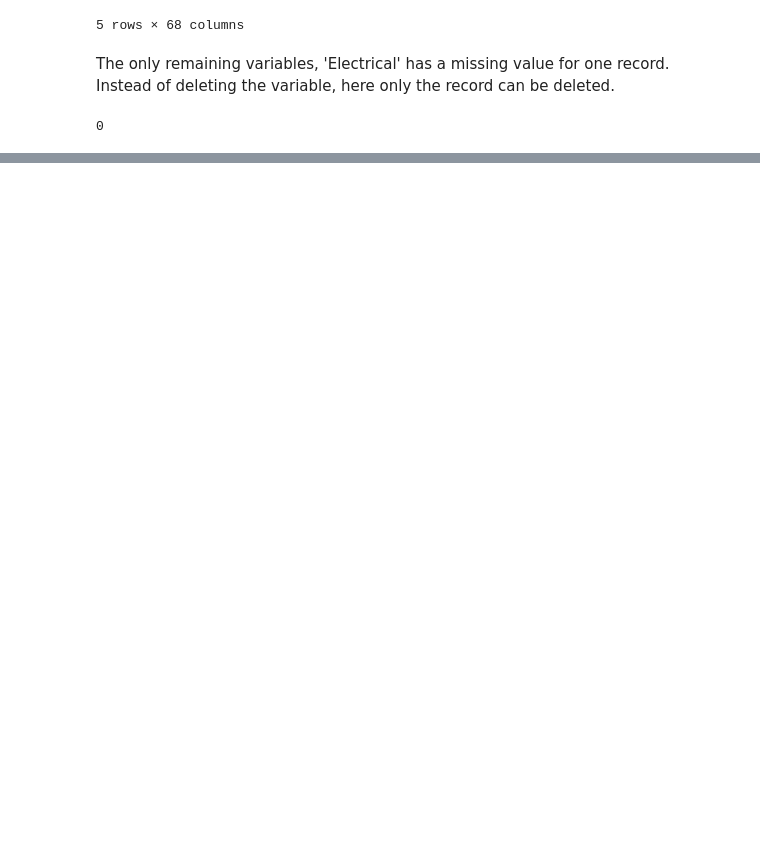
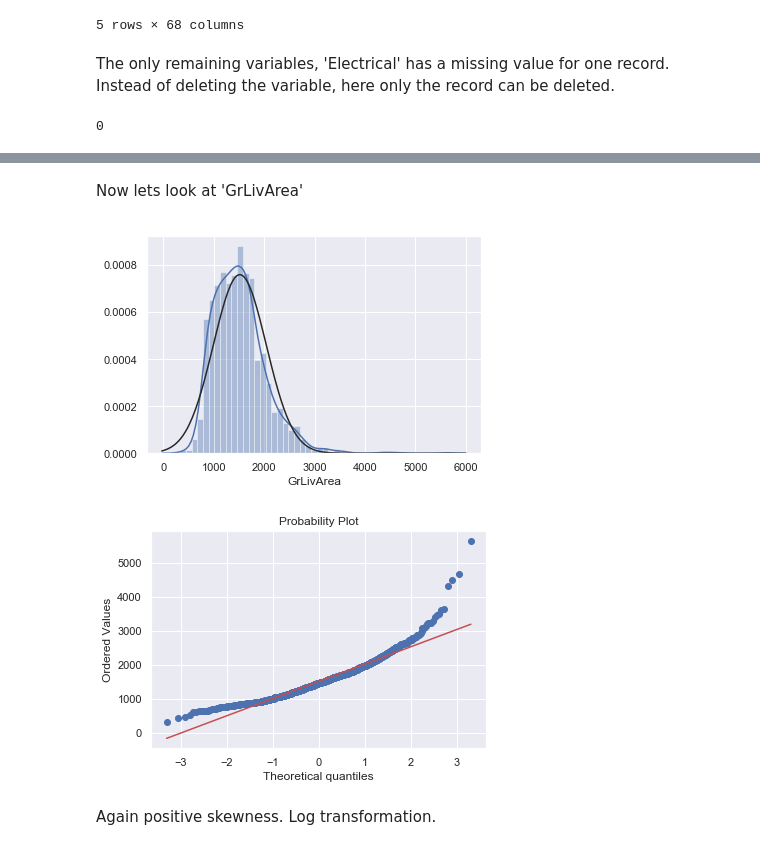
Before and after one commit to mPande92/Data-Exploration-in-python, a Jupyter notebook: Data Exploration using Python.ipynb, the cells around one changed output, grey strips where cells are left out. Cells and saved outputs as stored; diff of their text form; code cells hidden in the pictures; blank space fills up the shorter version.

```diff
--- a/Data Exploration using Python.ipynb
+++ b/Data Exploration using Python.ipynb
@@ -298,0 +404,11 @@ print(train['Electrical'].isnull().sum())
+# %% [markdown]
+Now lets look at 'GrLivArea'
+# %%
+sb.distplot(train['GrLivArea'], fit=norm);
+fig = plt.figure()
+res = stats.probplot(train['GrLivArea'], plot=plt)
+# %% [output]
+[figure, added]
+[figure, added]
+# %% [markdown]
+Again positive skewness. Log transformation.
```
Also changed, not shown: parts of 30 cells of this notebook.
